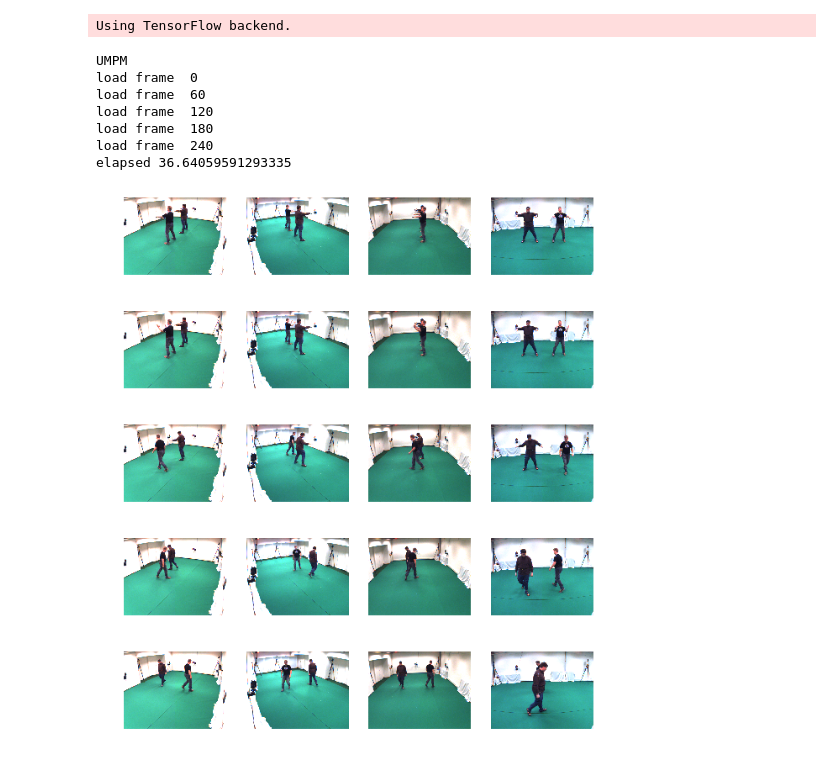
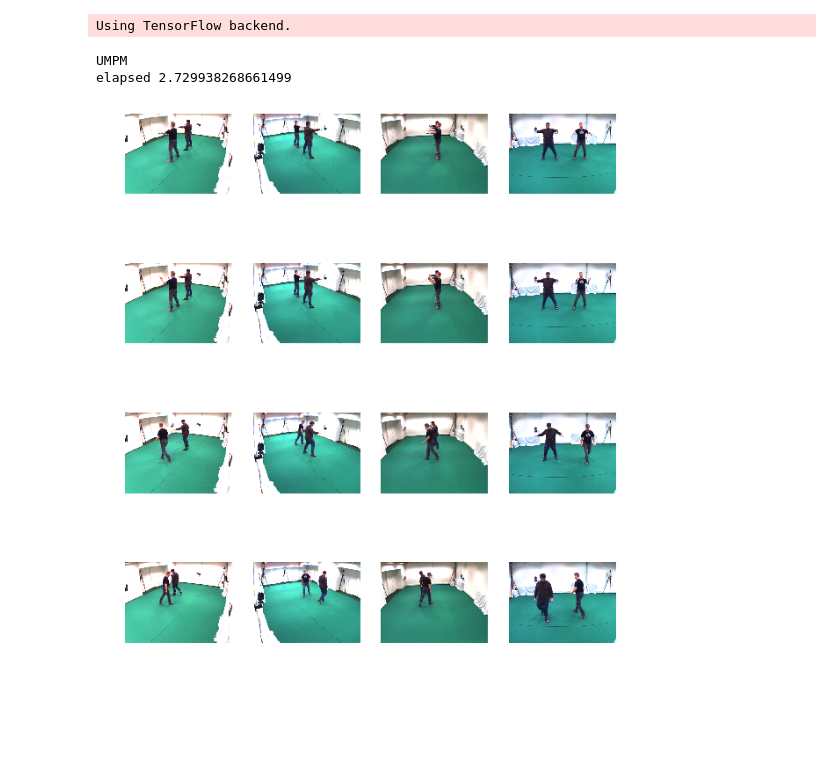
Before and after one commit to jutanke/mvpose, a Jupyter notebook: samples/UMPM_tracking.ipynb, the cells around one changed output. Saved outputs shown, nothing was run; the diff lists cells and outputs as text; code cells hidden in the pictures; blank space fills up the shorter version.

```diff
--- a/samples/UMPM_tracking.ipynb
+++ b/samples/UMPM_tracking.ipynb
@@ -8,7 +8,7 @@ from mpl_toolkits.mplot3d import Axes3D
 import sys
 sys.path.insert(0, '../'); sys.path.insert(0, '.')
 import paf_loader
-from os.path import join, isdir
+from os.path import join, isdir, isfile
 import numpy as np
 import cv2
 from cselect import color as cs
@@ -23,54 +23,66 @@ tmp = Settings['tmp']
 
 _start = time()
 X, Y, Calib = umpm.get(root, 'p2_free_1', user, pwd)
 
 # **************************** #
-FRAMES = [0, 60, 120, 180, 240]
+FRAMES = [0, 60, 120, 180]
 # **************************** #
 
 def get_track(FRAMES):
     Ims = []
     Hms = []
     Pafs = []
-    for frame in FRAMES:
-        print('load frame ', frame)
-        Im = np.array([X[0][frame], X[1][frame], X[2][frame], X[3][frame]])
-        Ims.append(Im)
-        heatmaps, pafs = paf_loader.load_confidence_map_and_paf('umpm',
-                                                            Im,
-                                                            frame,
-                                                            dir=tmp)
-        Hms.append(heatmaps)
-        Pafs.append(pafs)
 
-    Ims = np.array(Ims)
-    Hms = np.array(Hms)
-    Pafs = np.array(Pafs)
+    im_name = 'umpm_f' + '_'.join([str(s) for s in FRAMES]) + 'im.npy'
+    hm_name = 'umpm_f' + '_'.join([str(s) for s in FRAMES]) + 'hm.npy'
+    pf_name = 'umpm_f' + '_'.join([str(s) for s in FRAMES]) + 'pf.npy'
+    im_name = join(tmp, im_name)
+    hm_name = join(tmp, hm_name)
+    pf_name = join(tmp, pf_name)
+
+    if isfile(im_name) and isfile(hm_name) and isfile(pf_name):
+        Ims = np.load(im_name)
+        Hms = np.load(hm_name)
+        Pafs = np.load(pf_name)
+    else:
+        for frame in FRAMES:
+            print('load frame ', frame)
+            Im = np.array([X[0][frame], X[1][frame], X[2][frame], X[3][frame]])
+            Ims.append(Im)
+            heatmaps, pafs = paf_loader.load_confidence_map_and_paf('umpm',
+                                                                Im,
+                                                                frame,
+                                                                dir=tmp)
+            Hms.append(heatmaps)
+            Pafs.append(pafs)
+
+        Ims = np.array(Ims)
+        Hms = np.array(Hms)
+        Pafs = np.array(Pafs)
+        np.save(im_name, Ims)
+        np.save(hm_name, Hms)
+        np.save(pf_name, Pafs)
+
     return Ims, Hms, Pafs
 
 Ims, Hms, Pafs = get_track(FRAMES)
 _end = time()
 print('elapsed', _end - _start)
 
 fig = plt.figure(figsize=(10,12))
 n = len(FRAMES)
 for frame, Im in enumerate(Ims):
     for cid in range(4):
         ax = fig.add_subplot(n, 4, frame*4+cid+1)
         ax.axis('off')
         ax.imshow(Im[cid])
 
 plt.show()
 # %% [output]
 Using TensorFlow backend.
 UMPM
-load frame  0
-load frame  60
-load frame  120
-load frame  180
-load frame  240
-elapsed 36.64059591293335
+elapsed 2.729938268661499
-[figure, old version]
+[figure, new version]
 # %%
 from mvpose.tracking import track
 from mvpose.plot.limbs import draw_mscoco_human
```
Also changed, not shown: parts of 2 cells of this notebook, 3 other files.
